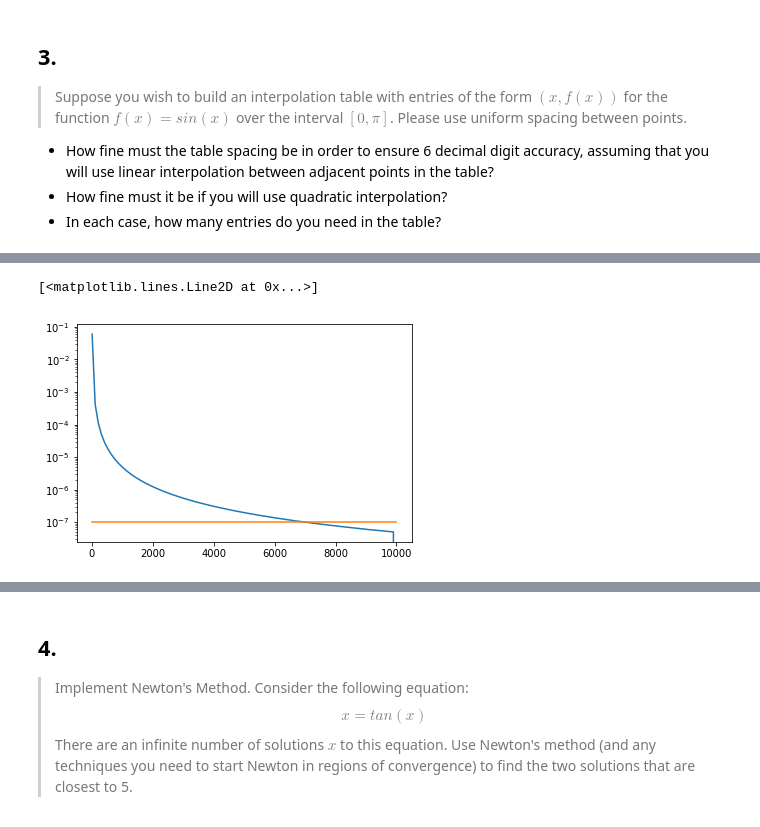
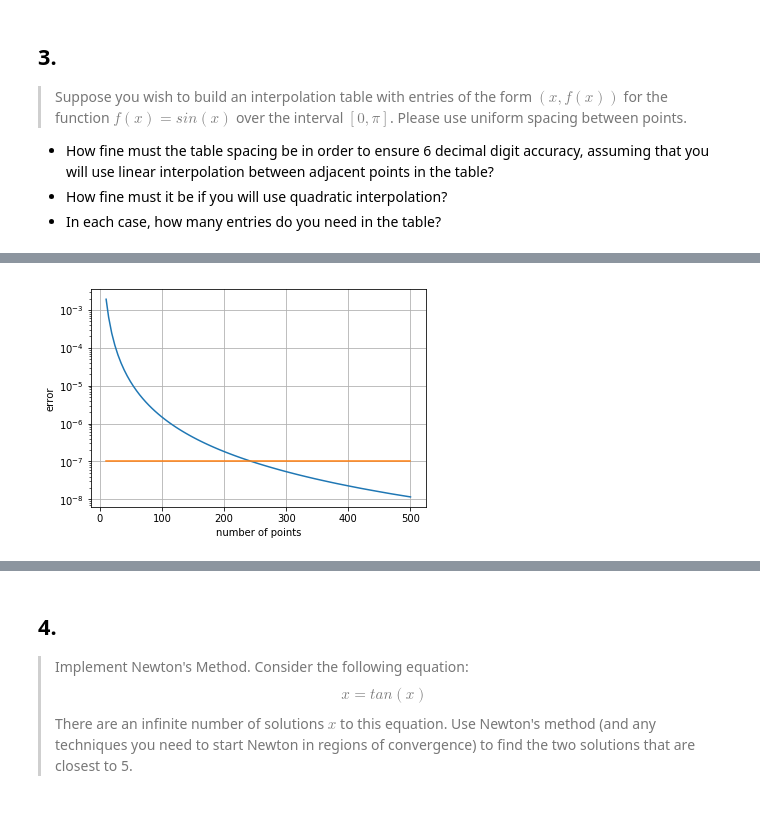
Before and after one commit to ruffsl/CSE291, a Jupyter notebook: hw/hw2/hw2.ipynb, the cells around one changed output, grey strips where cells are left out. Saved outputs shown, nothing was run; the diff lists cells and outputs as text; code cells hidden in the pictures.

```diff
--- a/hw/hw2/hw2.ipynb
+++ b/hw/hw2/hw2.ipynb
@@ -256,19 +373,24 @@ True
 # %%
-nums = np.linspace(10, 10000, 100, dtype=int)
+nums = np.linspace(10, 500, 100, dtype=int)
 max_errors = np.array([])
 for num in nums:
-    x = np.linspace(0, 2*np.pi, num=num)
+    x = np.linspace(x_min, x_max, num=num)
     y = np.sin(x)
-    xvals = np.linspace(0, 2*np.pi, 10000)
-    f = interpolate.interp1d(x, y, kind='linear')
-#     f = interpolate.interp1d(x, y, kind='quadratic')
+    xvals = np.linspace(x_min, x_max, 10000)
+#     f = interpolate.interp1d(x, y, kind='linear')
+    f = interpolate.interp1d(x, y, kind='quadratic')
     yinterp = f(xvals)
     yvals = np.sin(xvals)
     max_error = np.max(np.abs(yinterp - yvals))
     max_errors = np.append(max_errors, max_error)
+
+
+ax = plt.axes()
+plt.semilogy(nums, max_errors)
+plt.semilogy(nums, np.ones(max_errors.size)*1e-7)
+ax.grid(True)
+ax.set_xlabel("number of points")
+ax.set_ylabel("error")
+plt.show()
+# %% [output]
+[figure, added]
-# %%
-plt.semilogy(nums, max_errors)
-plt.semilogy(nums, np.ones(max_errors.size)*1e-7)
-# %% [output]
-[<matplotlib.lines.Line2D at 0x...>]
-[figure, removed]
```
Also changed, not shown: parts of 25 cells of this notebook, 1 other file.
